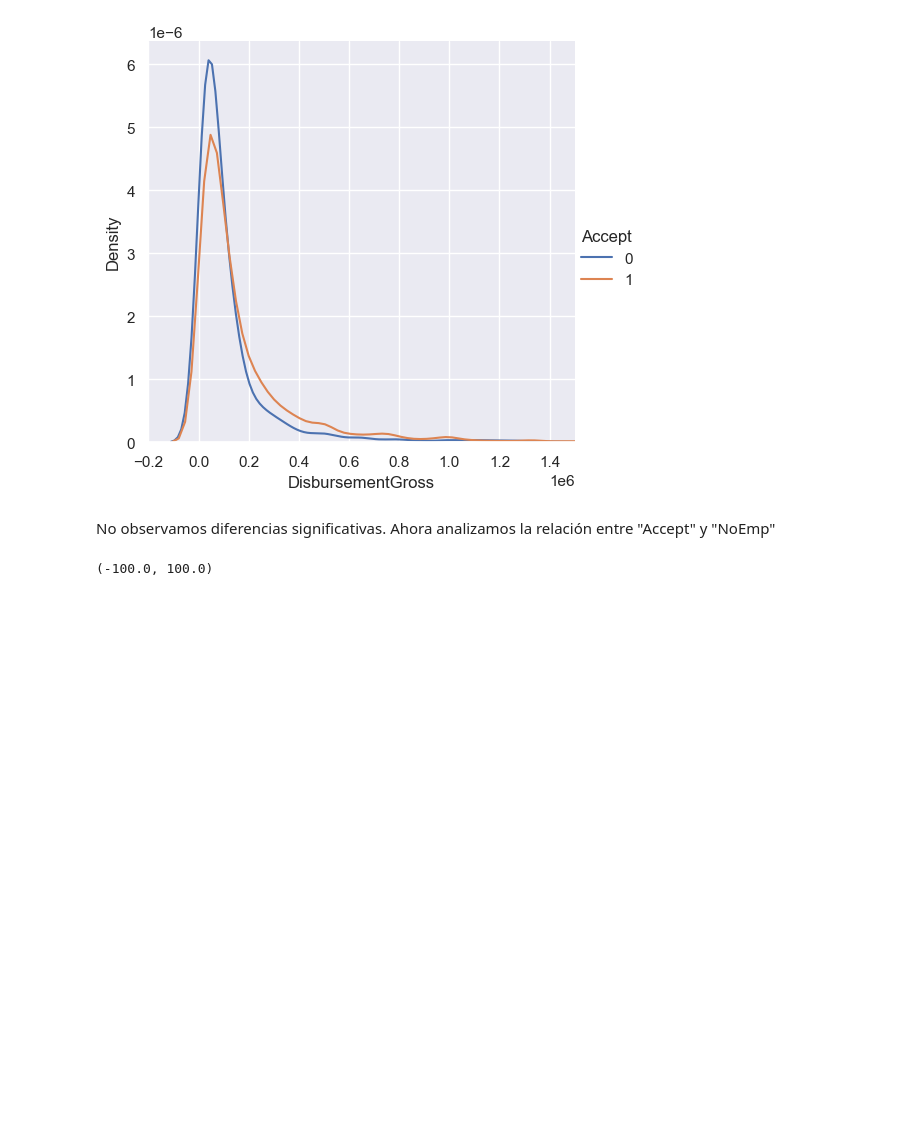
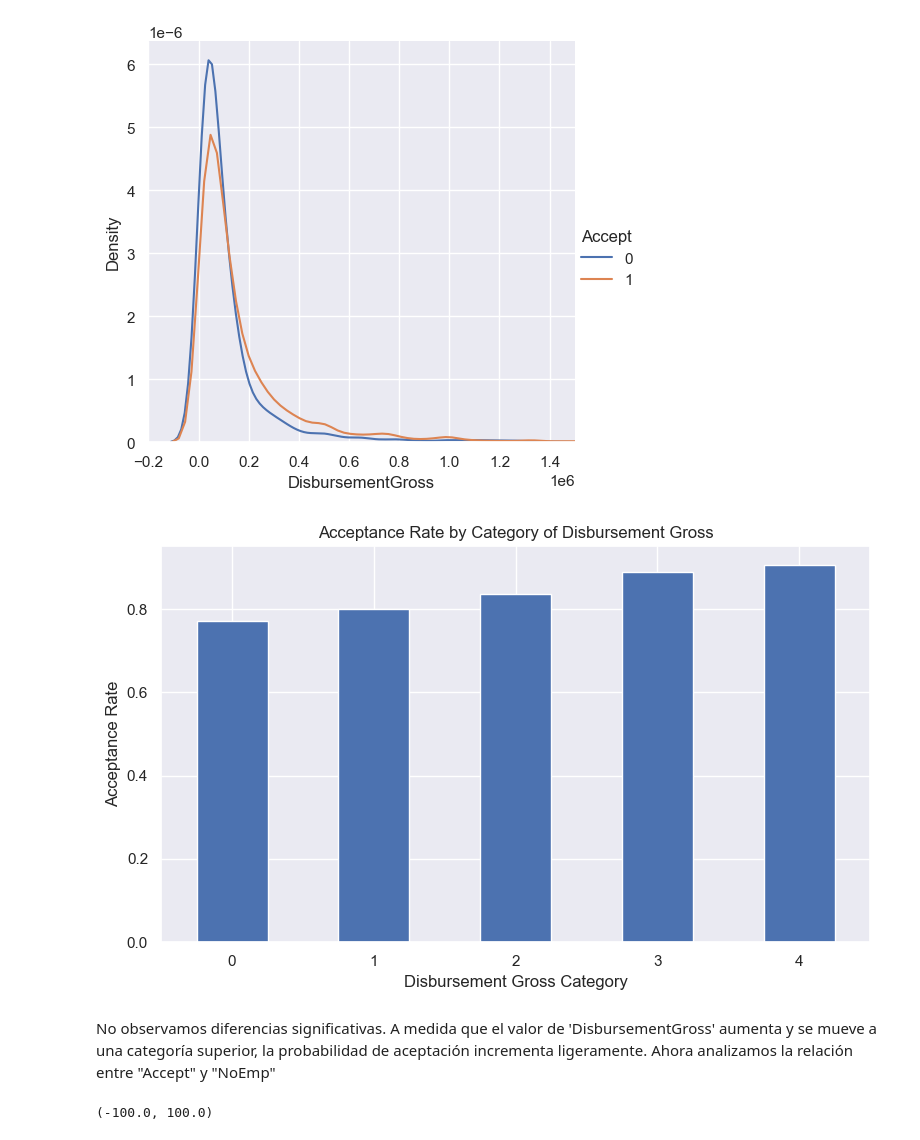
Before and after one commit to Tehedor/Reto1_ML-ABID, a Jupyter notebook: 2_Visualizacion.ipynb, the cells around one changed output. Cells and saved outputs as stored; diff of their text form; code cells hidden in the pictures; blank space fills up the shorter version.

```diff
--- a/2_Visualizacion.ipynb
+++ b/2_Visualizacion.ipynb
@@ -83,8 +120,24 @@ g.add_legend()
 plt.show()
 # %% [output]
 [figure]
+# %%
+accept_rate = (
+    df.groupby(['DisbursementGross_Grouped_cod'])['Accept']
+    .mean()
+)
+
+ax = accept_rate.plot(kind='bar', figsize=(8, 5))
+
+ax.set_title("Acceptance Rate by Category of Disbursement Gross")
+ax.set_ylabel("Acceptance Rate")
+ax.set_xlabel("Disbursement Gross Category")
+plt.xticks(rotation=0)
+plt.tight_layout()
+plt.show()
+# %% [output]
+[figure, added]
 # %% [markdown]
-No observamos diferencias significativas.
+No observamos diferencias significativas. A medida que el valor de 'DisbursementGross' aumenta y se mueve a una categoría superior, la probabilidad de aceptación incrementa ligeramente.
 Ahora analizamos la relación entre "Accept" y "NoEmp"
 # %%
 sns.FacetGrid(df, hue="Accept", height=5).map(sns.kdeplot, "NoEmp").add_legend()
```
Also changed, not shown: parts of 16 cells of this notebook.
